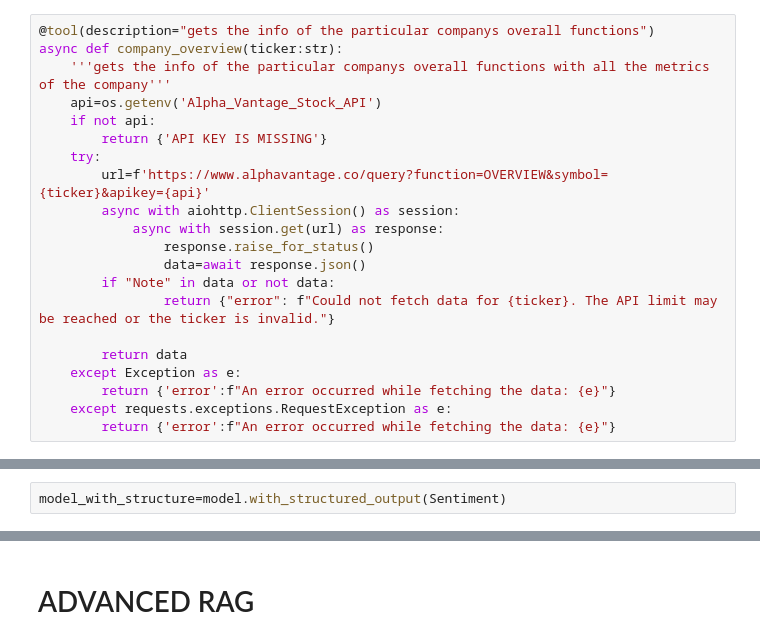
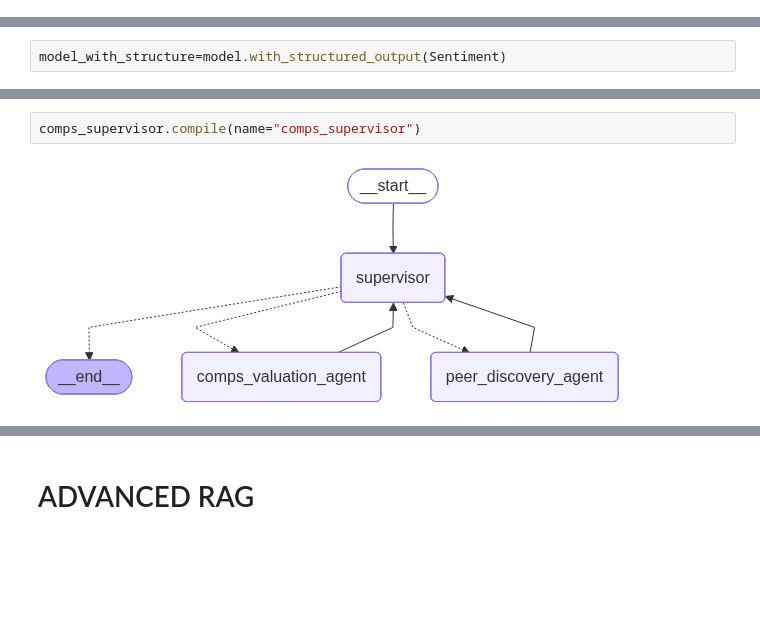
Before and after one commit to dvy246/Heimdall, a Jupyter notebook: notebooks/experiment.ipynb, the cells around one changed output, grey strips where cells are left out. Cells and saved outputs as stored; diff of their text form; blank space fills up the shorter version.

```diff
--- a/notebooks/experiment.ipynb
+++ b/notebooks/experiment.ipynb
@@ -108,23 +151,2 @@ async def company_overview(ticker:str):
-# %%
-@tool(description="gets the info of the particular companys overall functions")
-async def company_overview(ticker:str):
-    '''gets the info of the particular companys overall functions with all the metrics of the company'''
-    api=os.getenv('Alpha_Vantage_Stock_API')
-    if not api:
-        return {'API KEY IS MISSING'}
-    try:
-        url=f'https://www.alphavantage.co/query?function=OVERVIEW&symbol={ticker}&apikey={api}'
-        async with aiohttp.ClientSession() as session:
-            async with session.get(url) as response:
-                response.raise_for_status()
-                data=await response.json()
-        if "Note" in data or not data:
-                return {"error": f"Could not fetch data for {ticker}. The API limit may be reached or the ticker is invalid."}
-
-        return data
-    except Exception as e:
-        return {'error':f"An error occurred while fetching the data: {e}"}
-    except requests.exceptions.RequestException as e:
-        return {'error':f"An error occurred while fetching the data: {e}"}
 # %%
 model2_wstr_output=model.with_structured_output(Sentiment)
@@ -1176,0 +1710,4 @@ economic_supervisor=create_supervisor(
+# %%
+comps_supervisor.compile(name="comps_supervisor")
+# %% [output]
+[figure, added]
```
Also changed, not shown: parts of 44 cells of this notebook, 2 other files.
